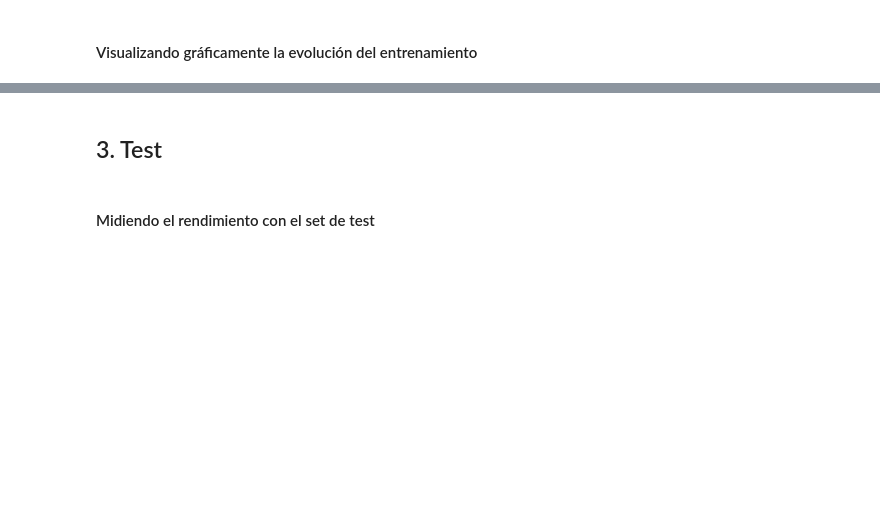
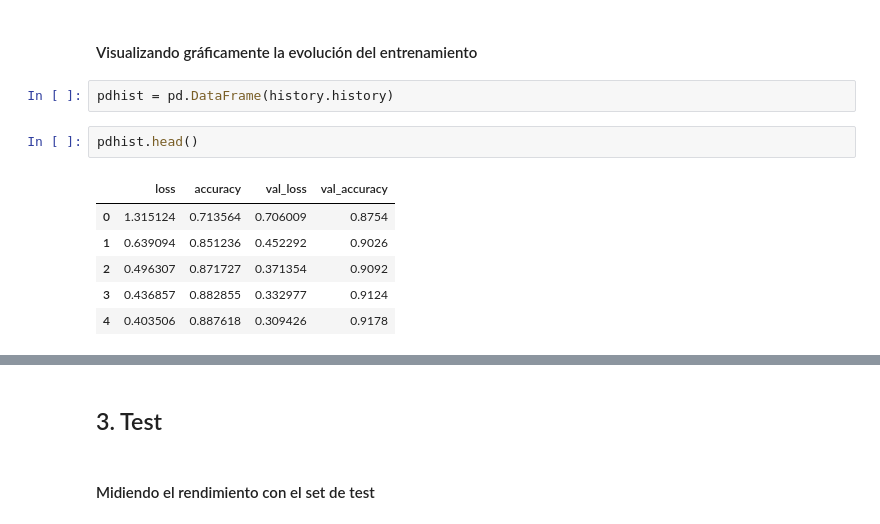
Before and after one commit to twyncoder/tf-hands-on, a Jupyter notebook: T01_IntroDNN.ipynb, the cells around one changed output, grey strips where cells are left out. Drawn from its saved outputs; the diff is of its cells as text; blank space fills up the shorter version.

```diff
--- a/T01_IntroDNN.ipynb
+++ b/T01_IntroDNN.ipynb
@@ -223,5 +204,16 @@ Epoch 15/15
 # %% [markdown]
 #### Visualizando gráficamente la evolución del entrenamiento
+# %%
+pdhist = pd.DataFrame(history.history)
+# %%
+pdhist.head()
+# %% [output]
+|  | loss | accuracy | val_loss | val_accuracy |
+| 0 | 1.315124 | 0.713564 | 0.706009 | 0.8754 |
+| 1 | 0.639094 | 0.851236 | 0.452292 | 0.9026 |
+| 2 | 0.496307 | 0.871727 | 0.371354 | 0.9092 |
+| 3 | 0.436857 | 0.882855 | 0.332977 | 0.9124 |
+| 4 | 0.403506 | 0.887618 | 0.309426 | 0.9178 |
 # %%
 import pandas as pd
 
```
Also changed, not shown: parts of 16 cells of this notebook, 1 other file.
